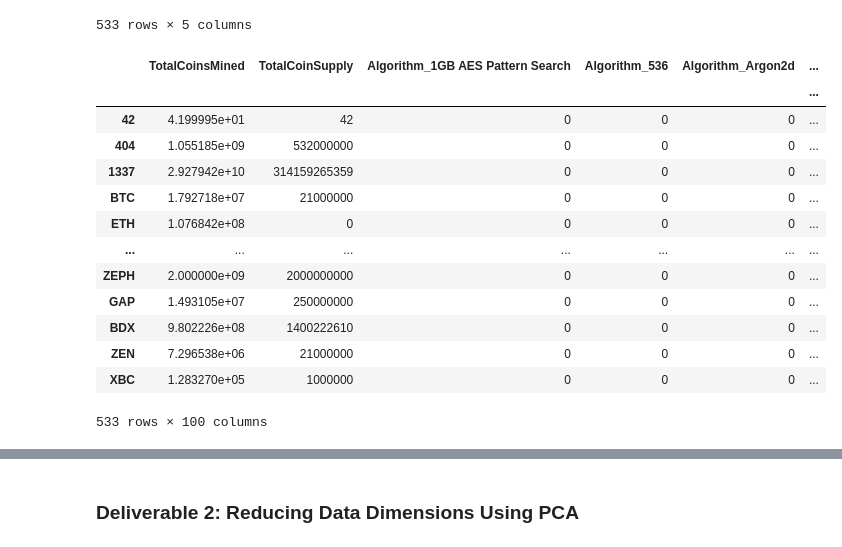
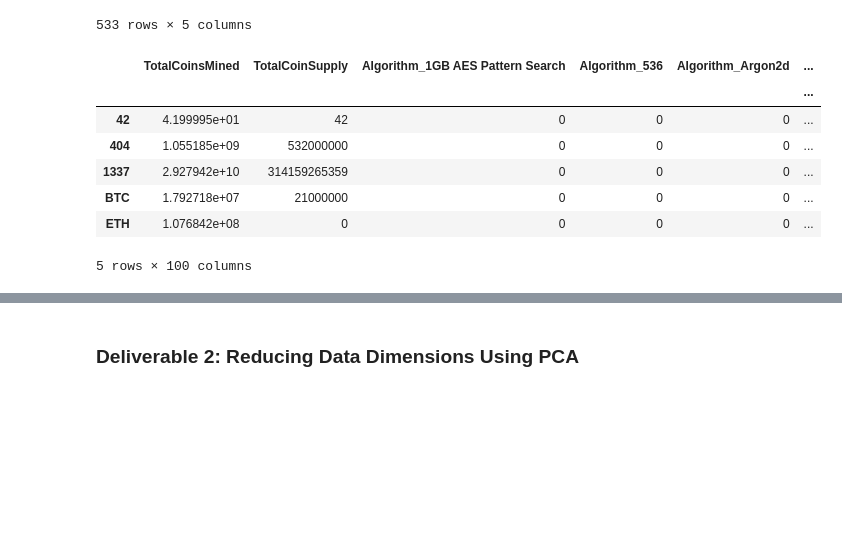
Before and after one commit to WTAN241/Cryptocurrencies, a Jupyter notebook: crypto_clustering.ipynb, the cells around one changed output, grey strips where cells are left out. Drawn from its saved outputs; the diff is of its cells as text; code cells hidden in the pictures; blank space fills up the shorter version.

```diff
--- a/crypto_clustering.ipynb
+++ b/crypto_clustering.ipynb
@@ -166,24 +166,18 @@ See the caveats in the documentation: https://pandas.pydata.org/pandas-docs/stab
 # %%
 # Use get_dummies() to create variables for text features.
 X = pd.get_dummies(data = crypto_df, columns=["Algorithm","ProofType"])
 X.set_index('Unnamed: 0', inplace = True)
 X.index.name = ""
-X
+X.head(5)
 # %% [output]
 |  | TotalCoinsMined | TotalCoinSupply | Algorithm_1GB AES Pattern Search | Algorithm_536 | Algorithm_Argon2d | ... |
 |  |  |  |  |  |  | ... |
 | 42 | 4.199995e+01 | 42 | 0 | 0 | 0 | ... |
 | 404 | 1.055185e+09 | 532000000 | 0 | 0 | 0 | ... |
 | 1337 | 2.927942e+10 | 314159265359 | 0 | 0 | 0 | ... |
 | BTC | 1.792718e+07 | 21000000 | 0 | 0 | 0 | ... |
 | ETH | 1.076842e+08 | 0 | 0 | 0 | 0 | ... |
-| ... | ... | ... | ... | ... | ... | ... |
-| ZEPH | 2.000000e+09 | 2000000000 | 0 | 0 | 0 | ... |
-| GAP | 1.493105e+07 | 250000000 | 0 | 0 | 0 | ... |
-| BDX | 9.802226e+08 | 1400222610 | 0 | 0 | 0 | ... |
-| ZEN | 7.296538e+06 | 21000000 | 0 | 0 | 0 | ... |
-| XBC | 1.283270e+05 | 1000000 | 0 | 0 | 0 | ... |
-533 rows × 100 columns
+5 rows × 100 columns
 # %%
 # Standardize the data with StandardScaler().
 X_scaled = StandardScaler().fit_transform(X)
```
Also changed, not shown: parts of 3 cells of this notebook.
